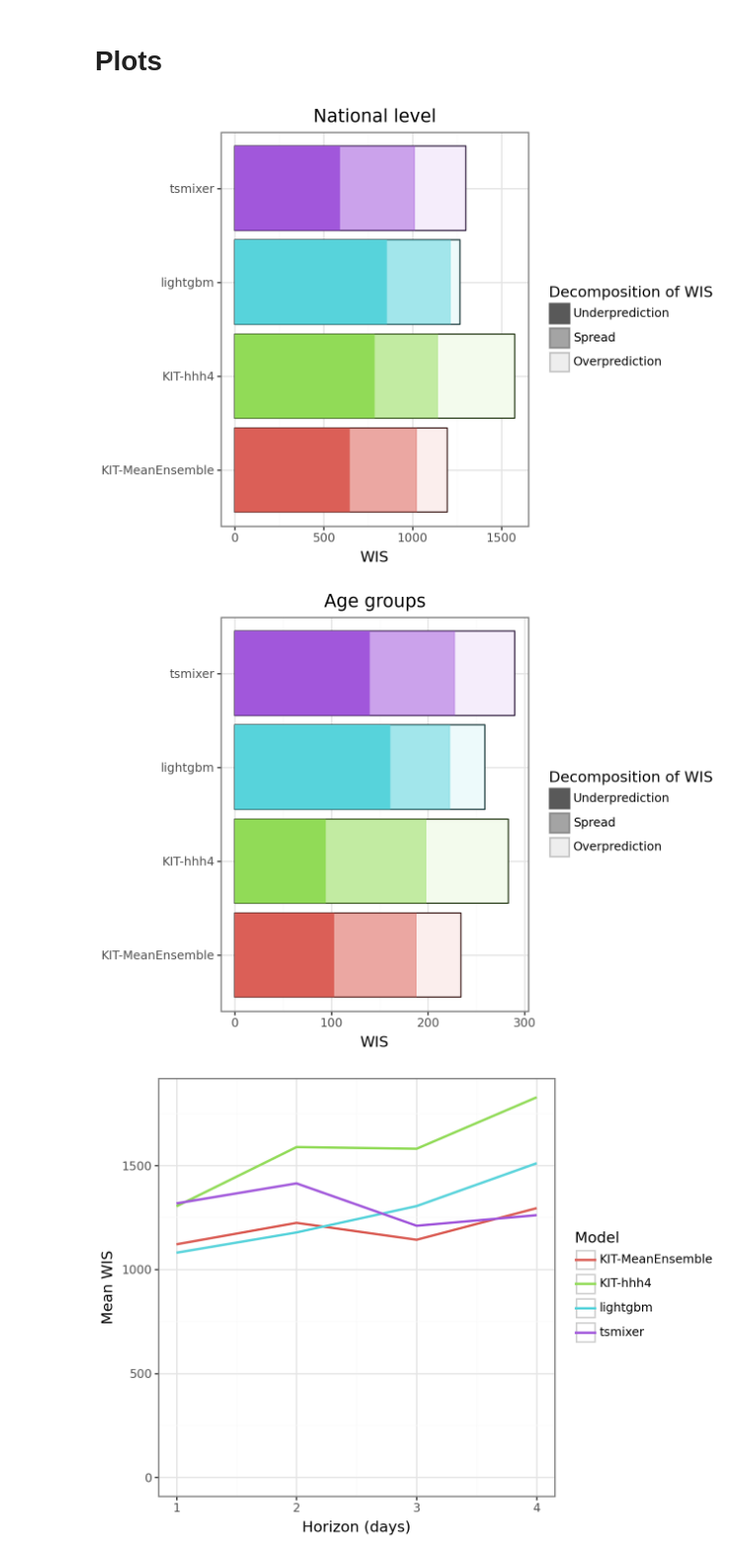
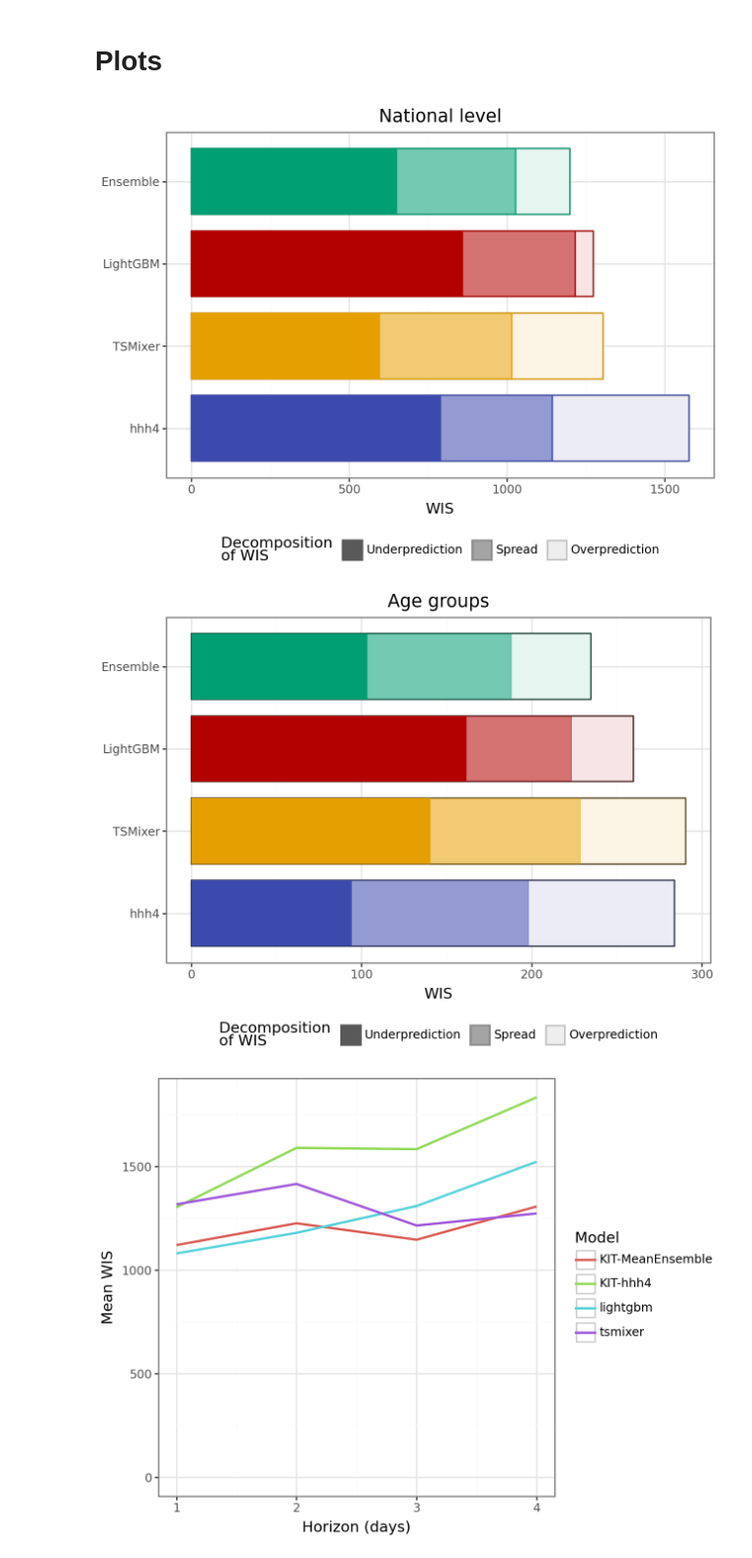
Before and after one commit to dwolffram/SARI-ML, a Jupyter notebook: post-covid/post-covid_evaluation.ipynb, the cells around one changed output. Shown at 99% size. Drawn from its saved outputs; the diff is of its cells as text; code cells hidden in the pictures.

```diff
--- a/post-covid/post-covid_evaluation.ipynb
+++ b/post-covid/post-covid_evaluation.ipynb
@@ -68,2 +59,20 @@ df
+# %%
+model_colors = {
+    "LightGBM": "#B30000",
+    "TSMixer": "#E69F00",
+    "KIT-frozen_baseline": "#999999",
+    "KIT": "#56B4E9",
+    "LMU": "#F0E442",
+    "Ensemble": "#009E73",
+    "MedianEnsemble": "#60D1B3",
+    "RIVM": "#80471C",
+    "hhh4": "#3C4AAD",
+    "SU": "#CC79A7",
+    "SZ": "#000000"
+}
+# %%
+df.model = df.model.replace(model_names)
+# %%
+df = df[df.model != 'lightgbm2']
 # %% [markdown]
 #### National level
@@ -143,3 +122,13 @@ scores_national = pd.melt(df_national, id_vars=['model'], value_vars=['underpred
 # %%
 scores_age = pd.melt(df_age, id_vars=['model'], value_vars=['underprediction', 'spread', 'overprediction'],
                  var_name='penalty', value_name='value')
+# %%
+desired_order = ['Ensemble', 'LightGBM', 'TSMixer', 'hhh4']
+desired_order.reverse()
+
+# Convert 'model' column to a categorical type with the specified order in both DataFrames
+df_national['model'] = pd.Categorical(df_national['model'], categories=desired_order, ordered=True)
+scores_national['model'] = pd.Categorical(scores_national['model'], categories=desired_order, ordered=True)
+
+df_age['model'] = pd.Categorical(df_age['model'], categories=desired_order, ordered=True)
+scores_age['model'] = pd.Categorical(scores_age['model'], categories=desired_order, ordered=True)
@@ -146,15 +139,19 @@ scores_age = pd.melt(df_age, id_vars=['model'], value_vars=['underprediction', '
 # %%
-(ggplot()
-    + geom_bar(df_national, aes(x='model', y='wis'), fill='white', color='black', stat='identity')
-    + geom_bar(scores_national, aes(x='model', y='value', fill='model', alpha='penalty', color='model'), size=0.1, stat='identity',
+p = (ggplot()
+    + geom_bar(df_national, aes(x='model', y='wis'), fill='white', color='black', stat='identity', width=0.8)
+    + geom_bar(scores_national, aes(x='model', y='value', fill='model', alpha='penalty', color='model'), stat='identity', width=0.8,
                show_legend={'color': False,
                             'fill': False,
                             'alpha': True})
+    + scale_color_manual(values=model_colors)
+    + scale_fill_manual(values=model_colors)
     + scale_alpha_discrete(labels=["Overprediction", "Spread", "Underprediction"], guide=guide_legend(reverse=True))
-    + labs(x="", y="WIS", color="Model", alpha="Decomposition of WIS", title="National level")
+    + labs(x="", y="WIS", color="Model", alpha="Decomposition\nof WIS", title="National level")
     + coord_flip()
     + theme_bw()
-    + theme(legend_position='right')
+    + theme(legend_position='bottom',
+            legend_title=element_text(ha='center'))
    )
+p
 # %% [output]
-[figure, old version]
+[figure, new version]
@@ -161,15 +160,18 @@ scores_age = pd.melt(df_age, id_vars=['model'], value_vars=['underprediction', '
 # %%
-(ggplot()
-    + geom_bar(df_age, aes(x='model', y='wis'), fill='white', color='black', stat='identity')
-    + geom_bar(scores_age, aes(x='model', y='value', fill='model', alpha='penalty', color='model'), size=0.1, stat='identity',
+p = (ggplot()
+    + geom_bar(df_age, aes(x='model', y='wis'), fill='white', color='black', stat='identity', width=0.8)
+    + geom_bar(scores_age, aes(x='model', y='value', fill='model', alpha='penalty', color='model'), size=0.1, stat='identity', width=0.8,
                show_legend={'color': False,
                             'fill': False,
                             'alpha': True})
+    + scale_color_manual(values=model_colors)
+    + scale_fill_manual(values=model_colors)
     + scale_alpha_discrete(labels=["Overprediction", "Spread", "Underprediction"], guide=guide_legend(reverse=True))
-    + labs(x="", y="WIS", color="Model", alpha="Decomposition of WIS", title="Age groups")
+    + labs(x="", y="WIS", color="Model", alpha="Decomposition\nof WIS", title="Age groups")
     + coord_flip()
     + theme_bw()
-    + theme(legend_position='right')
+    + theme(legend_position='bottom')
    )
+p
 # %% [output]
-[figure, old version]
+[figure, new version]
```
Also changed, not shown: parts of 24 cells of this notebook, 1 other file.
